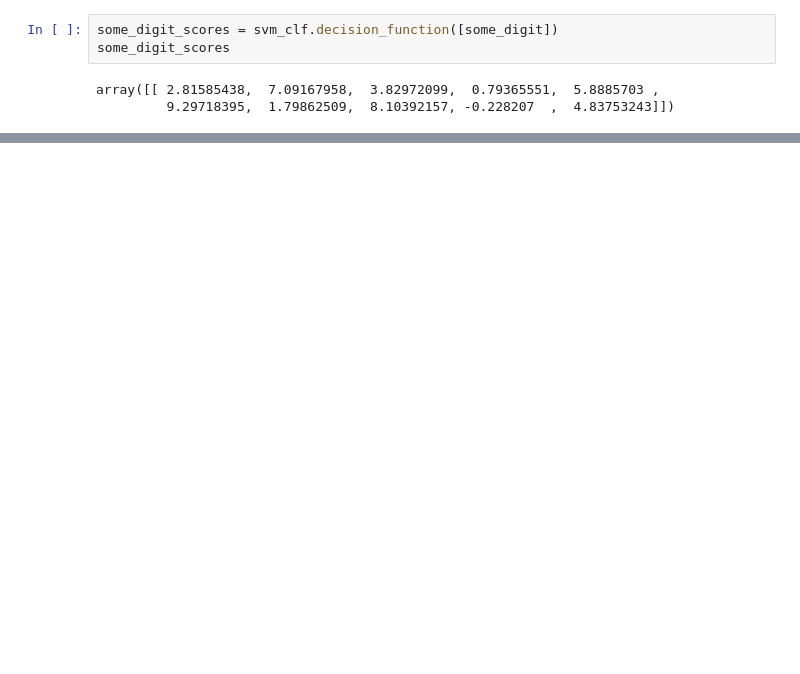
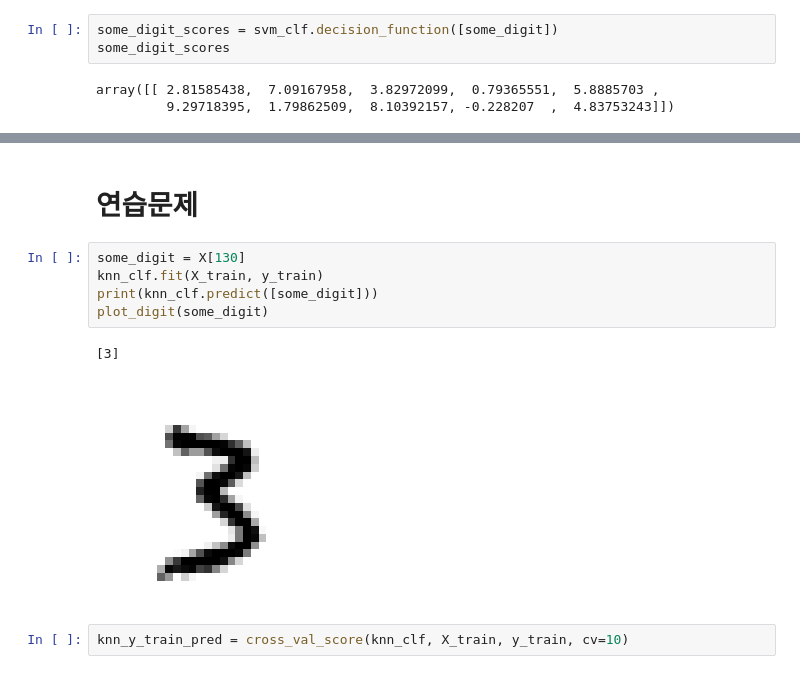
Before and after one commit to YuchanJung/TIL, a Jupyter notebook: ml/handson-ml2/classification.ipynb, the cells around one changed output, grey strips where cells are left out. Saved outputs shown, nothing was run; the diff lists cells and outputs as text; blank space fills up the shorter version.

```diff
--- a/ml/handson-ml2/classification.ipynb
+++ b/ml/handson-ml2/classification.ipynb
@@ -432,0 +433,12 @@ plt.subplot(122); plot_digit(y_test_mod[some_index])
+# %% [markdown]
+# 연습문제
+# %%
+some_digit = X[130]
+knn_clf.fit(X_train, y_train)
+print(knn_clf.predict([some_digit]))
+plot_digit(some_digit)
+# %% [output]
+[3]
+[figure, added]
+# %%
+knn_y_train_pred = cross_val_score(knn_clf, X_train, y_train, cv=10)
```
Also changed, not shown: parts of 55 cells of this notebook.
